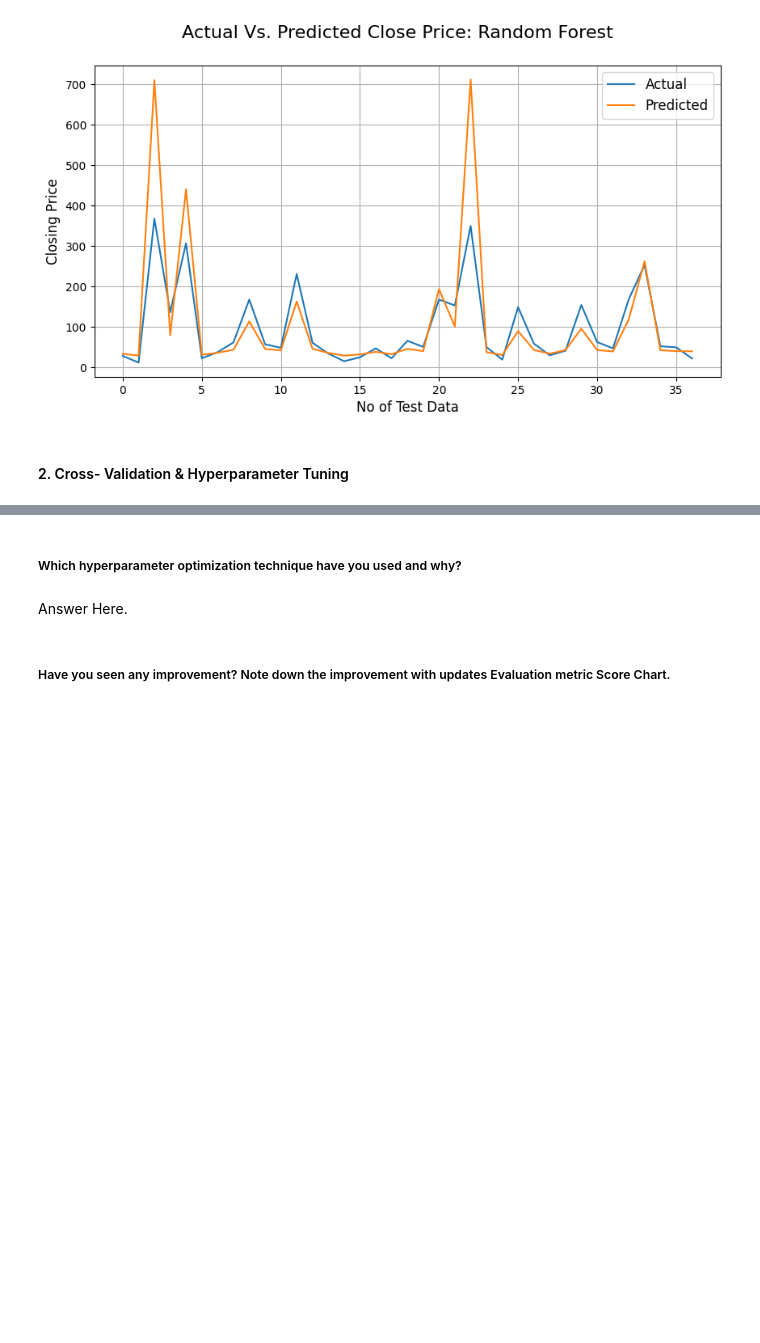
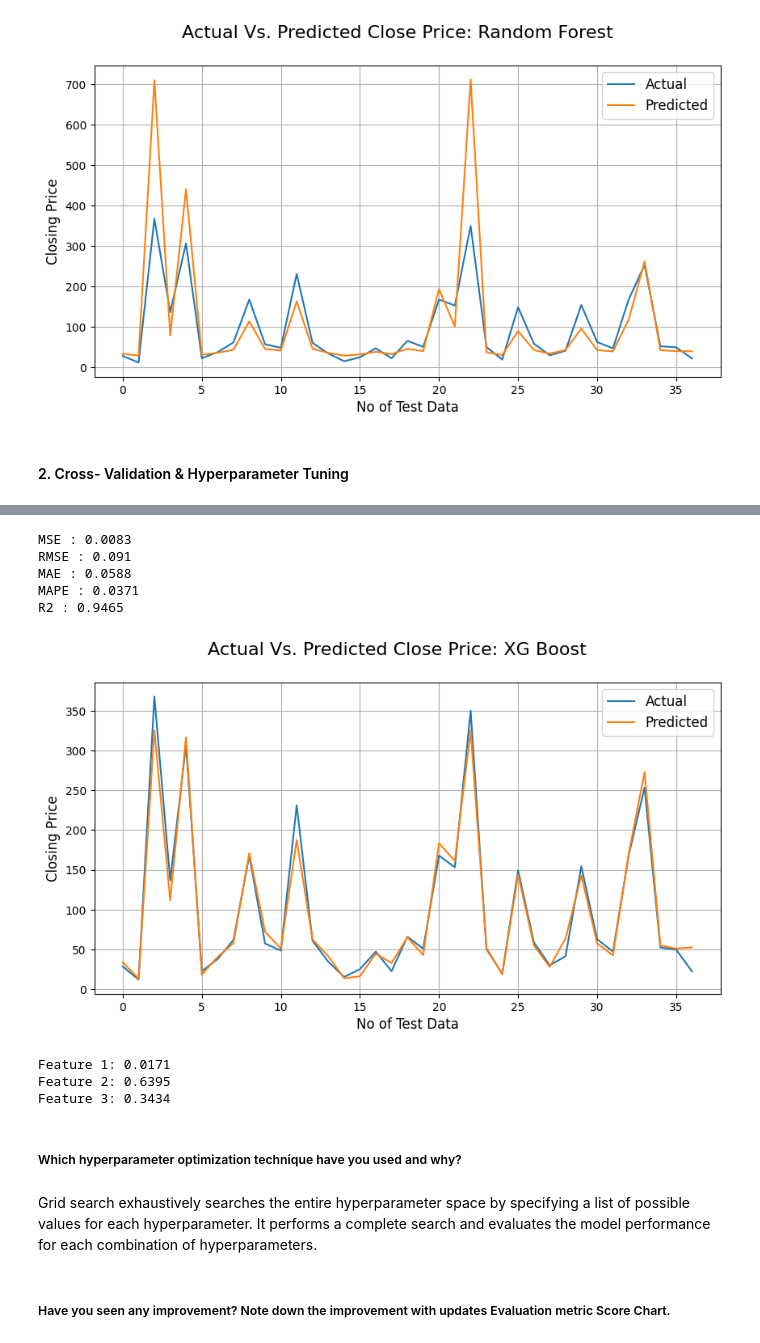
Before and after one commit to kashifkhan9555/Yes_Bank_Closing_price_prediction, a Jupyter notebook: Yes_Bank_Closing_price_prediction.ipynb, the cells around one changed output, grey strips where cells are left out. Drawn from its saved outputs; the diff is of its cells as text; code cells hidden in the pictures; blank space fills up the shorter version.

```diff
--- a/Yes_Bank_Closing_price_prediction.ipynb
+++ b/Yes_Bank_Closing_price_prediction.ipynb
@@ -1519,0 +1563,6 @@ Best score: 0.04338177856230454
+# %%
+# fitting the data into XGBoost Regressor
+from xgboost import XGBRegressor
+
+xgb = XGBRegressor()
+xgb.fit(X_train,y_train)
@@ -1519,0 +1585,3 @@ Best score: 0.04338177856230454
+# %%
+y_pred_XG = xgb.predict(X_test)
+y_pred_XG
@@ -1520,6 +1607,49 @@ Best score: 0.04338177856230454
+# %%
+# Test Performance of XGBoost model after validation
+
+print("MSE :",round(mean_squared_error(y_test, y_pred_XG), 4))
+print("RMSE :",round(math.sqrt(mean_squared_error(y_test, y_pred_XG)),4))
+print("MAE :",round(mean_absolute_error(y_test, y_pred_XG),4))
+print("MAPE :",round(mean_absolute_percentage_error(y_test, y_pred_XG),4))
+print("R2 :",round(r2_score(y_test, y_pred_XG), 4))
+# %% [output]
+MSE : 0.0083
+RMSE : 0.091
+MAE : 0.0588
+MAPE : 0.0371
+R2 : 0.9465
+# %%
+# Actual Price vs. Predicted Price for XGboost after Validation Plotting
+plt.figure(figsize=(10,5))
+plt.plot(10**(np.array(y_test)))
+plt.plot(10**(y_pred_XG))
+plt.suptitle('Actual Vs. Predicted Close Price: XG Boost', fontsize=16)
+plt.legend(['Actual','Predicted'], fontsize=12)
+plt.xlabel('No of Test Data', fontsize=12)
+plt.ylabel('Closing Price', fontsize=12)
+plt.grid()
+# %% [output]
+[figure, added]
+# %%
+import xgboost as xgb
+
+# Train the XGBoost model
+model = xgb.XGBRegressor()
+model.fit(X_train, y_train)
+
+# Extract feature importance
+importance = model.feature_importances_
+
+# Print feature importance scores
+for i, score in enumerate(importance):
+    print("Feature {}: {:.4f}".format(i+1, score))
+# %% [output]
+Feature 1: 0.0171
+Feature 2: 0.6395
+Feature 3: 0.3434
 # %% [markdown]
 ##### Which hyperparameter optimization technique have you used and why?
-# %% [markdown]
-Answer Here.
+# %% [markdown]
+Grid search exhaustively searches the entire hyperparameter space by specifying a list of possible values for each hyperparameter. It performs a complete search and evaluates the model performance for each combination of hyperparameters.
 # %% [markdown]
 ##### Have you seen any improvement? Note down the improvement with updates Evaluation metric Score Chart.
```
Also changed, not shown: parts of 14 cells of this notebook.
